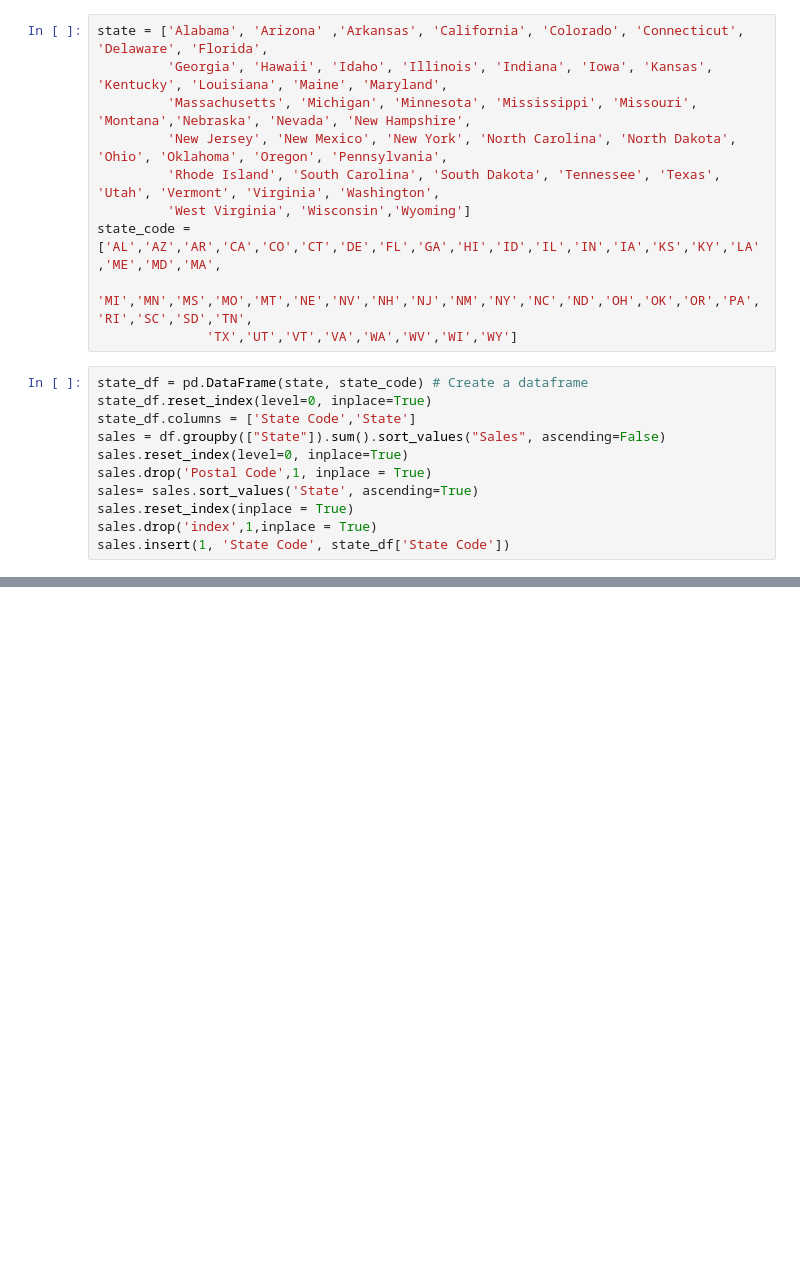
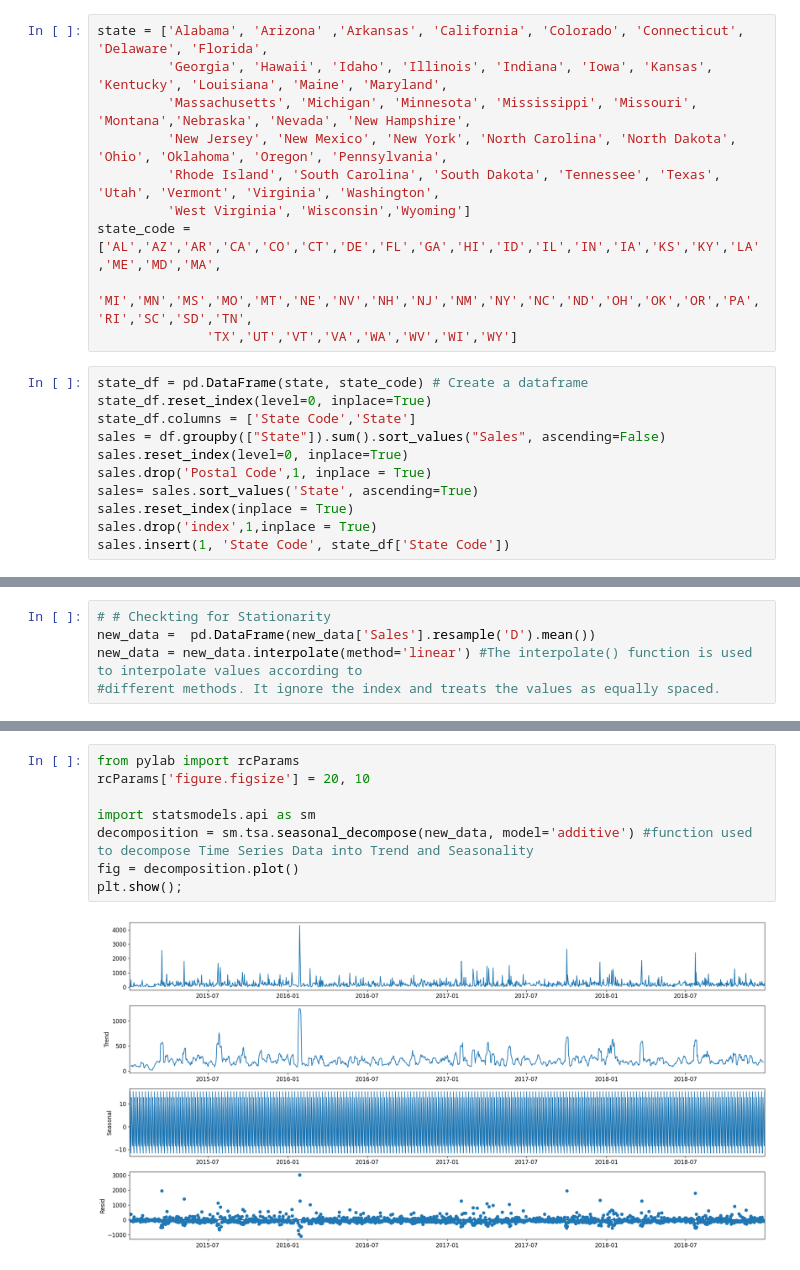
Before and after one commit to OlaiyaO/sales_forecasting, a Jupyter notebook: sales-forecasting.ipynb, the cells around one changed output, grey strips where cells are left out. Cells and saved outputs as stored; diff of their text form; blank space fills up the shorter version.

```diff
--- a/sales-forecasting.ipynb
+++ b/sales-forecasting.ipynb
@@ -401,0 +558,5 @@ fig.show();
+# %%
+# # Checkting for Stationarity
+new_data =  pd.DataFrame(new_data['Sales'].resample('D').mean())
+new_data = new_data.interpolate(method='linear') #The interpolate() function is used to interpolate values according to
+#different methods. It ignore the index and treats the values as equally spaced.
@@ -401,0 +641,10 @@ fig.show();
+# %%
+from pylab import rcParams
+rcParams['figure.figsize'] = 20, 10
+
+import statsmodels.api as sm
+decomposition = sm.tsa.seasonal_decompose(new_data, model='additive') #function used to decompose Time Series Data into Trend and Seasonality
+fig = decomposition.plot()
+plt.show();
+# %% [output]
+[figure, added]
```
Also changed, not shown: parts of 64 cells of this notebook.
